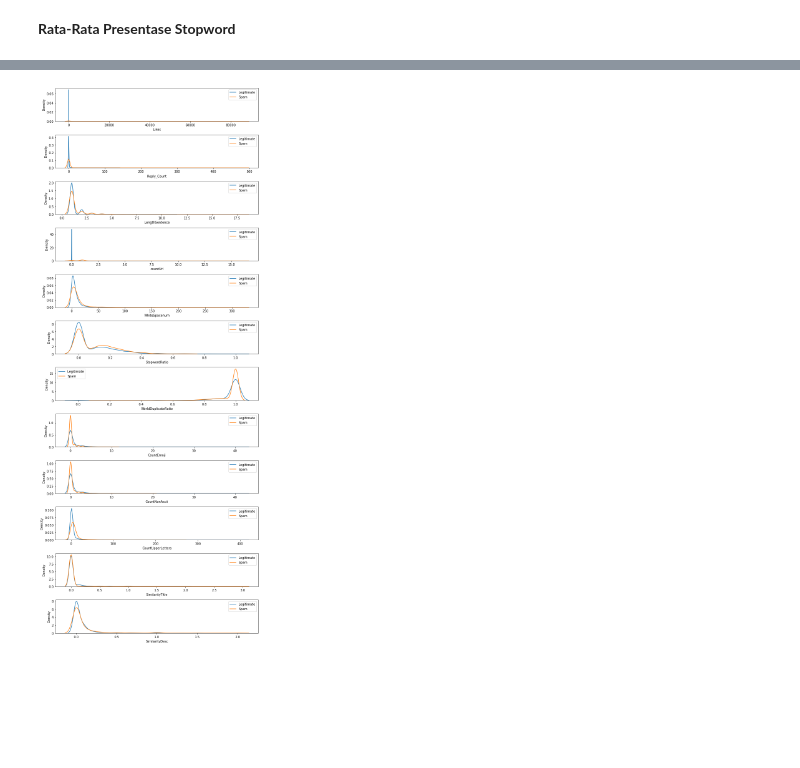
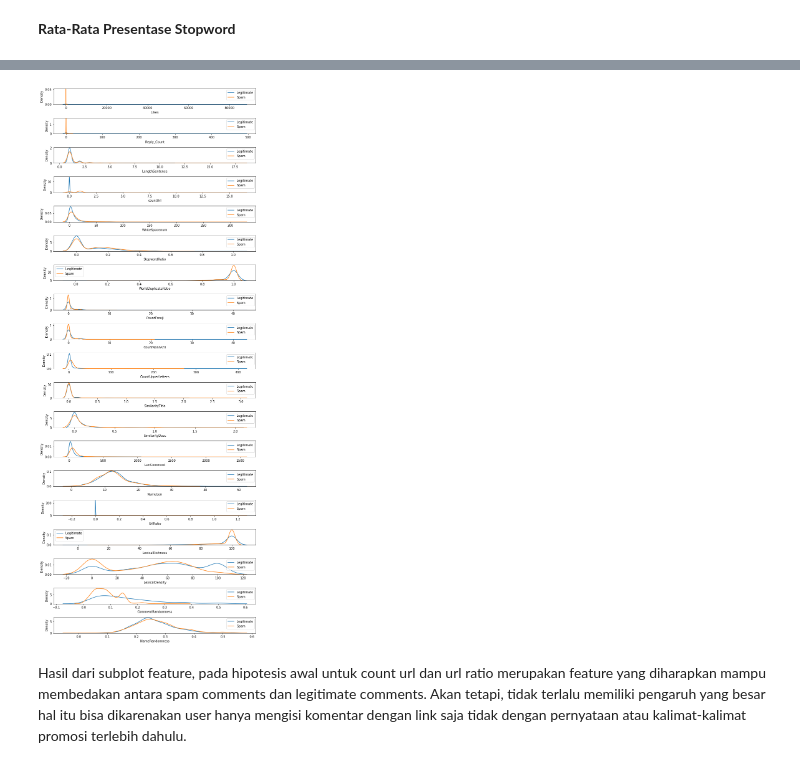
Before and after one commit to dewirizki/CommentsDetection, a Jupyter notebook: Code/EDA.ipynb, the cells around one changed output, grey strips where cells are left out. Cells and saved outputs as stored; diff of their text form; code cells hidden in the pictures; blank space fills up the shorter version.

```diff
--- a/Code/EDA.ipynb
+++ b/Code/EDA.ipynb
@@ -194,5 +242,5 @@ fig2.show()
 # %%
-clean = pd.read_csv("..\Data\Comments\dataCleaning.csv")
+clean = pd.read_csv("..\Data\Assets\dataCleaning.csv")
 # %%
 clean.sample()
 # %% [output]
@@ -282,0 +347,3 @@ spam
+# %%
+Legit = VData[VData["Label"] == 0]
+Legit
@@ -342,17 +422,21 @@ scaledData.describe()
 # %%
 features = ["Likes", "Reply_Count", "LengthSentence", "countUrl", "WhiteSpacenum",
             "StopwordRatio", "WorldDuplicateRatio", "CountEmoji", "CountNonAscii",
-            "CountUpperLetters", "SimilarityTitle", "SimilarityDesc"]
+            "CountUpperLetters", "SimilarityTitle", "SimilarityDesc","LenComment", "NameLen", "UrlRatio",
+            "LexicalRichness", "LexicalDensity", "CommentRandomness",
+            "NameRandomness"]
 
 fig, axes = plt.subplots(len(features),1, figsize = (10,25))
 
 for i in range(len(features)):
-    sns.kdeplot(Legit[features[i]], ax = axes[i], label = 'Legitimate')
-    sns.kdeplot(spam[features[i]], ax = axes[i], label = 'Spam')
+    sns.kdeplot(Legit[features[i]], ax = axes[i], label = "Legitimate")
+    sns.kdeplot(spam[features[i]], ax = axes[i], label = "Spam")
     axes[i].set_xlabel(features[i])
     axes[i].legend()
 
 plt.tight_layout()
 plt.show()
 # %% [output]
-[figure, old version]
+[figure, new version]
+# %% [markdown]
+Hasil dari subplot feature, pada hipotesis awal untuk count url dan url ratio merupakan feature yang diharapkan mampu membedakan antara spam comments dan legitimate comments. Akan tetapi, tidak terlalu memiliki pengaruh yang besar hal itu bisa dikarenakan user hanya mengisi komentar dengan link saja tidak dengan pernyataan atau kalimat-kalimat promosi terlebih dahulu.
```
Also changed, not shown: parts of 27 cells of this notebook, 9 other files.
